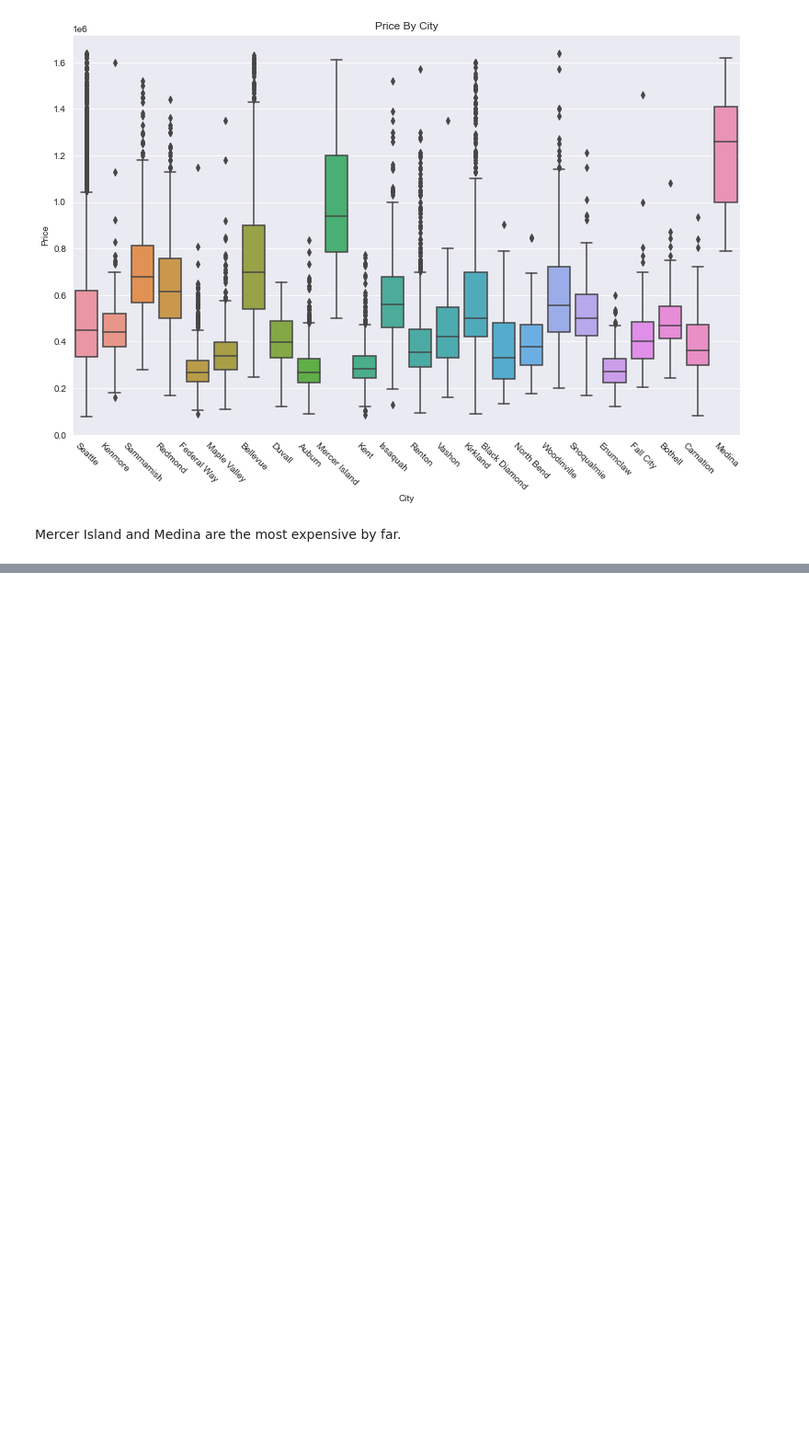
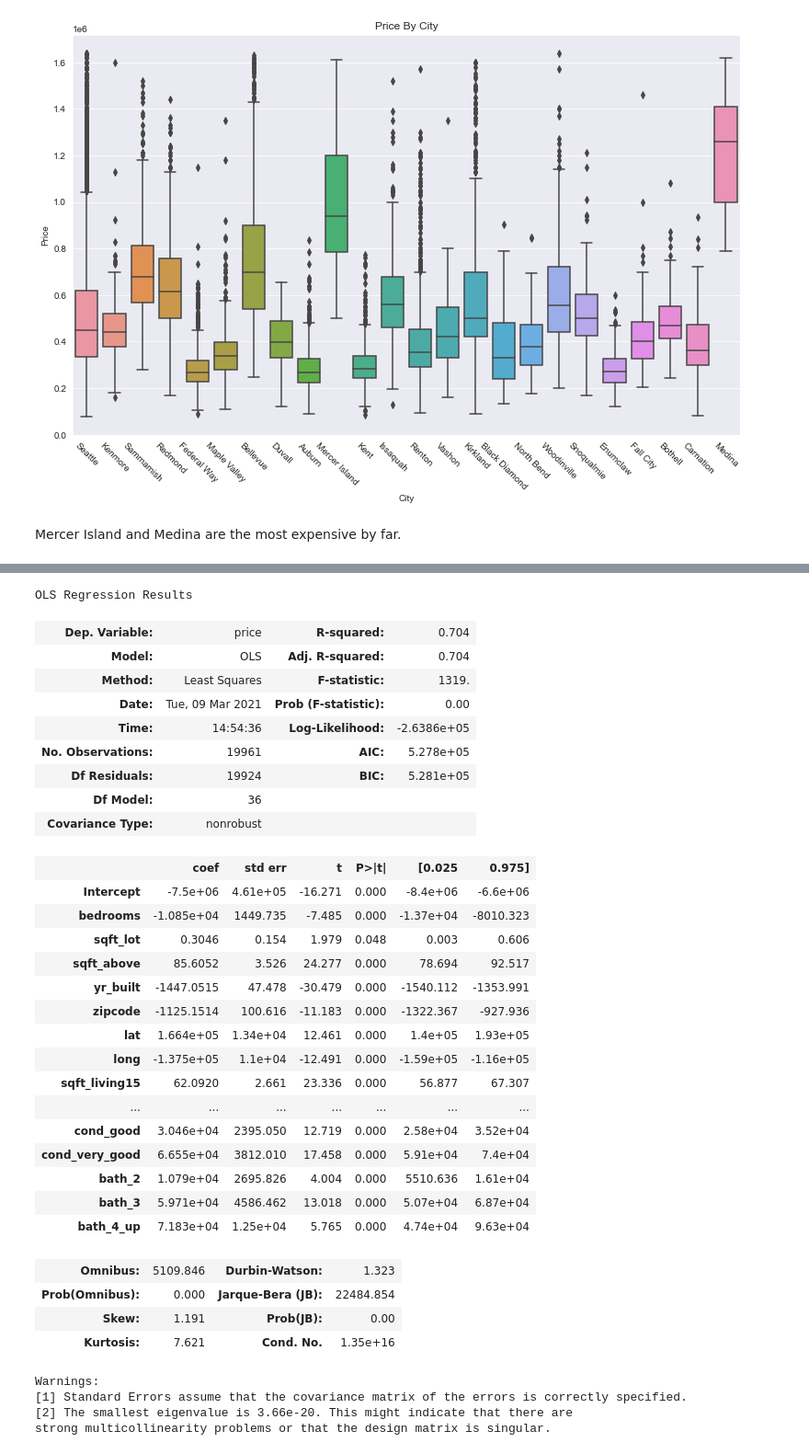
Before and after one commit to bmauss/Regression-Model-for-King-County-Housing-Market, a Jupyter notebook: Refining Model.ipynb, the cells around one changed output, grey strips where cells are left out. Shown at 92% size. Drawn from its saved outputs; the diff is of its cells as text; code cells hidden in the pictures; blank space fills up the shorter version.

Commit message:
created baseline model

```diff
--- a/Refining Model.ipynb
+++ b/Refining Model.ipynb
@@ -458,0 +501,5 @@ Mercer Island and Medina are the most expensive by far.
+# %%
+# Removing correlated values
+df4 = df3.drop(['quad_3', 'floors_1', 'sqft_living', 'grd_6_to_7',
+               'bath_1', 'cond_average'], axis=1)
+df4.info()
@@ -458,0 +524,10 @@ Mercer Island and Medina are the most expensive by far.
+# %%
+# label encode city column
+df4['city'] = df4['city'].astype('category')
+df4['city'] = df4.city.cat.codes
+# %%
+for col in df4.columns:
+    if df4[col].dtype == 'uint8':
+        df4[col] = df4[col].astype('int8')
+
+df4.info()
@@ -458,0 +552,45 @@ Mercer Island and Medina are the most expensive by far.
+# %%
+# Building model
+target = 'price'
+X = df4.drop('price', axis=1).columns
+preds = '+'.join(X)
+
+formula = target + '~' + preds
+
+model = smf.ols(formula=formula, data=df4).fit()
+model.summary()
+# %% [output]
+OLS Regression Results
+| Dep. Variable: | price | R-squared: | 0.704 |
+| Model: | OLS | Adj. R-squared: | 0.704 |
+| Method: | Least Squares | F-statistic: | 1319. |
+| Date: | Tue, 09 Mar 2021 | Prob (F-statistic): | 0.00 |
+| Time: | 14:54:36 | Log-Likelihood: | -2.6386e+05 |
+| No. Observations: | 19961 | AIC: | 5.278e+05 |
+| Df Residuals: | 19924 | BIC: | 5.281e+05 |
+| Df Model: | 36 |  |  |
+| Covariance Type: | nonrobust |  |  |
+|  | coef | std err | t | P>|t| | [0.025 | 0.975] |
+| Intercept | -7.5e+06 | 4.61e+05 | -16.271 | 0.000 | -8.4e+06 | -6.6e+06 |
+| bedrooms | -1.085e+04 | 1449.735 | -7.485 | 0.000 | -1.37e+04 | -8010.323 |
+| sqft_lot | 0.3046 | 0.154 | 1.979 | 0.048 | 0.003 | 0.606 |
+| sqft_above | 85.6052 | 3.526 | 24.277 | 0.000 | 78.694 | 92.517 |
+| yr_built | -1447.0515 | 47.478 | -30.479 | 0.000 | -1540.112 | -1353.991 |
+| zipcode | -1125.1514 | 100.616 | -11.183 | 0.000 | -1322.367 | -927.936 |
+| lat | 1.664e+05 | 1.34e+04 | 12.461 | 0.000 | 1.4e+05 | 1.93e+05 |
+| long | -1.375e+05 | 1.1e+04 | -12.491 | 0.000 | -1.59e+05 | -1.16e+05 |
+| sqft_living15 | 62.0920 | 2.661 | 23.336 | 0.000 | 56.877 | 67.307 |
+| ... | ... | ... | ... | ... | ... | ... |
+| cond_good | 3.046e+04 | 2395.050 | 12.719 | 0.000 | 2.58e+04 | 3.52e+04 |
+| cond_very_good | 6.655e+04 | 3812.010 | 17.458 | 0.000 | 5.91e+04 | 7.4e+04 |
+| bath_2 | 1.079e+04 | 2695.826 | 4.004 | 0.000 | 5510.636 | 1.61e+04 |
+| bath_3 | 5.971e+04 | 4586.462 | 13.018 | 0.000 | 5.07e+04 | 6.87e+04 |
+| bath_4_up | 7.183e+04 | 1.25e+04 | 5.765 | 0.000 | 4.74e+04 | 9.63e+04 |
+| Omnibus: | 5109.846 | Durbin-Watson: | 1.323 |
+| Prob(Omnibus): | 0.000 | Jarque-Bera (JB): | 22484.854 |
+| Skew: | 1.191 | Prob(JB): | 0.00 |
+| Kurtosis: | 7.621 | Cond. No. | 1.35e+16 |
+Warnings:
+[1] Standard Errors assume that the covariance matrix of the errors is correctly specified.
+[2] The smallest eigenvalue is 3.66e-20. This might indicate that there are
+strong multicollinearity problems or that the design matrix is singular.
```
Also changed, not shown: parts of 9 cells of this notebook, 1 other file.
